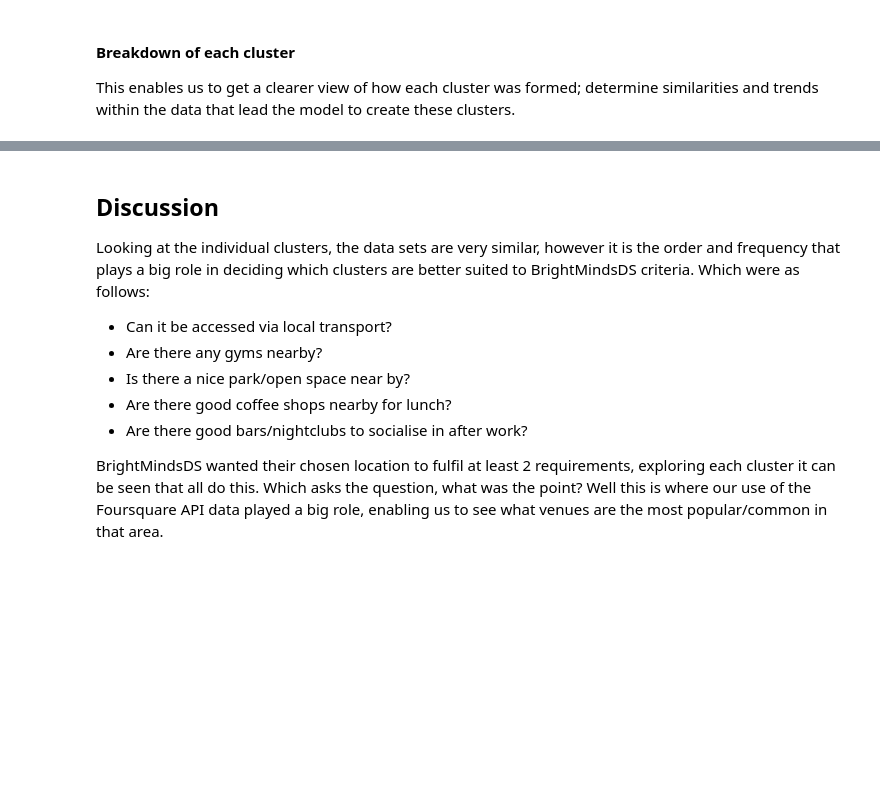
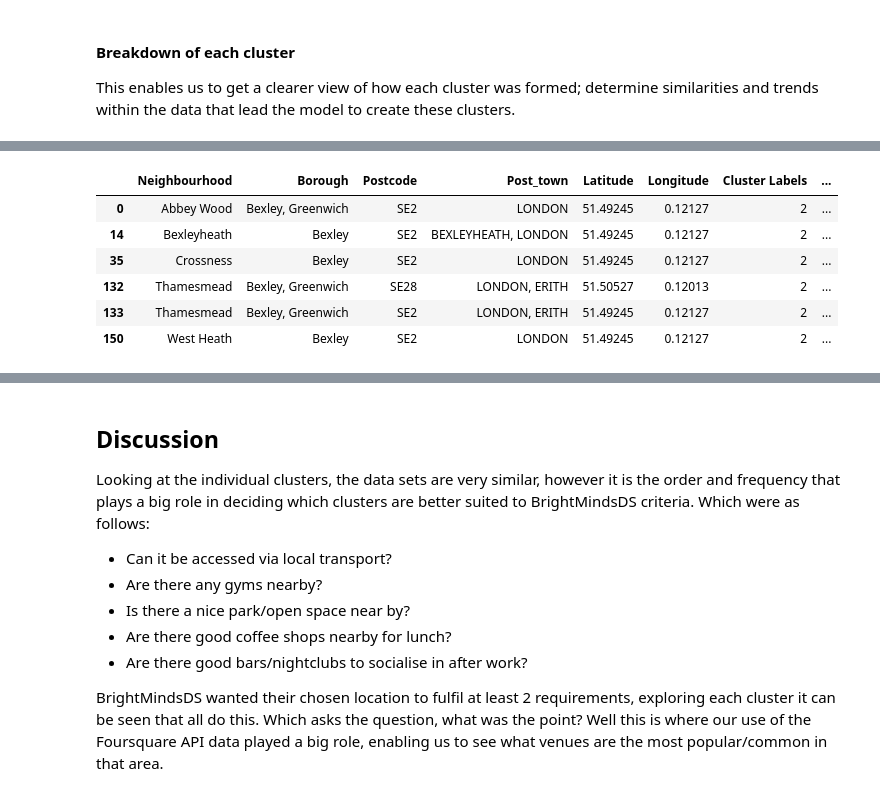
Before and after one commit to bethw726/Coursera_Capstone, a Jupyter notebook: COURSERA - The Battle of Neighbourhoods .ipynb, the cells around one changed output, grey strips where cells are left out. Cells and saved outputs as stored; diff of their text form; code cells hidden in the pictures; blank space fills up the shorter version.

```diff
--- a/COURSERA - The Battle of Neighbourhoods .ipynb
+++ b/COURSERA - The Battle of Neighbourhoods .ipynb
@@ -779,7 +1244,18 @@ cluster_1.drop_duplicates()
 # %%
 # Cluster 2
-cluster_2 = el_merged_latlong.loc[el_merged_latlong['Cluster Labels'] == 2, el_merged_latlong.columns[[1] + list(range(5, el_merged_latlong.shape[1]))]]
-cluster_2.drop_duplicates()
+#cluster_2 = el_merged_latlong.loc[el_merged_latlong['Cluster Labels'] == 2, el_merged_latlong.columns[[1] + list(range(5, el_merged_latlong.shape[1]))]]
+#cluster_2.drop_duplicates()
+
+cluster_2 = el_merged_latlong[el_merged_latlong['Cluster Labels'] == 2]
+cluster_2
+# %% [output]
+|  | Neighbourhood | Borough | Postcode | Post_town | Latitude | Longitude | Cluster Labels | ... |
+| 0 | Abbey Wood | Bexley, Greenwich | SE2 | LONDON | 51.49245 | 0.12127 | 2 | ... |
+| 14 | Bexleyheath | Bexley | SE2 | BEXLEYHEATH, LONDON | 51.49245 | 0.12127 | 2 | ... |
+| 35 | Crossness | Bexley | SE2 | LONDON | 51.49245 | 0.12127 | 2 | ... |
+| 132 | Thamesmead | Bexley, Greenwich | SE28 | LONDON, ERITH | 51.50527 | 0.12013 | 2 | ... |
+| 133 | Thamesmead | Bexley, Greenwich | SE2 | LONDON, ERITH | 51.49245 | 0.12127 | 2 | ... |
+| 150 | West Heath | Bexley | SE2 | LONDON | 51.49245 | 0.12127 | 2 | ... |
 # %%
 # Cluster 3
 cluster_3 = el_merged_latlong.loc[el_merged_latlong['Cluster Labels'] == 3, el_merged_latlong.columns[[1] + list(range(5, el_merged_latlong.shape[1]))]]
```
Also changed, not shown: parts of 51 cells of this notebook.
